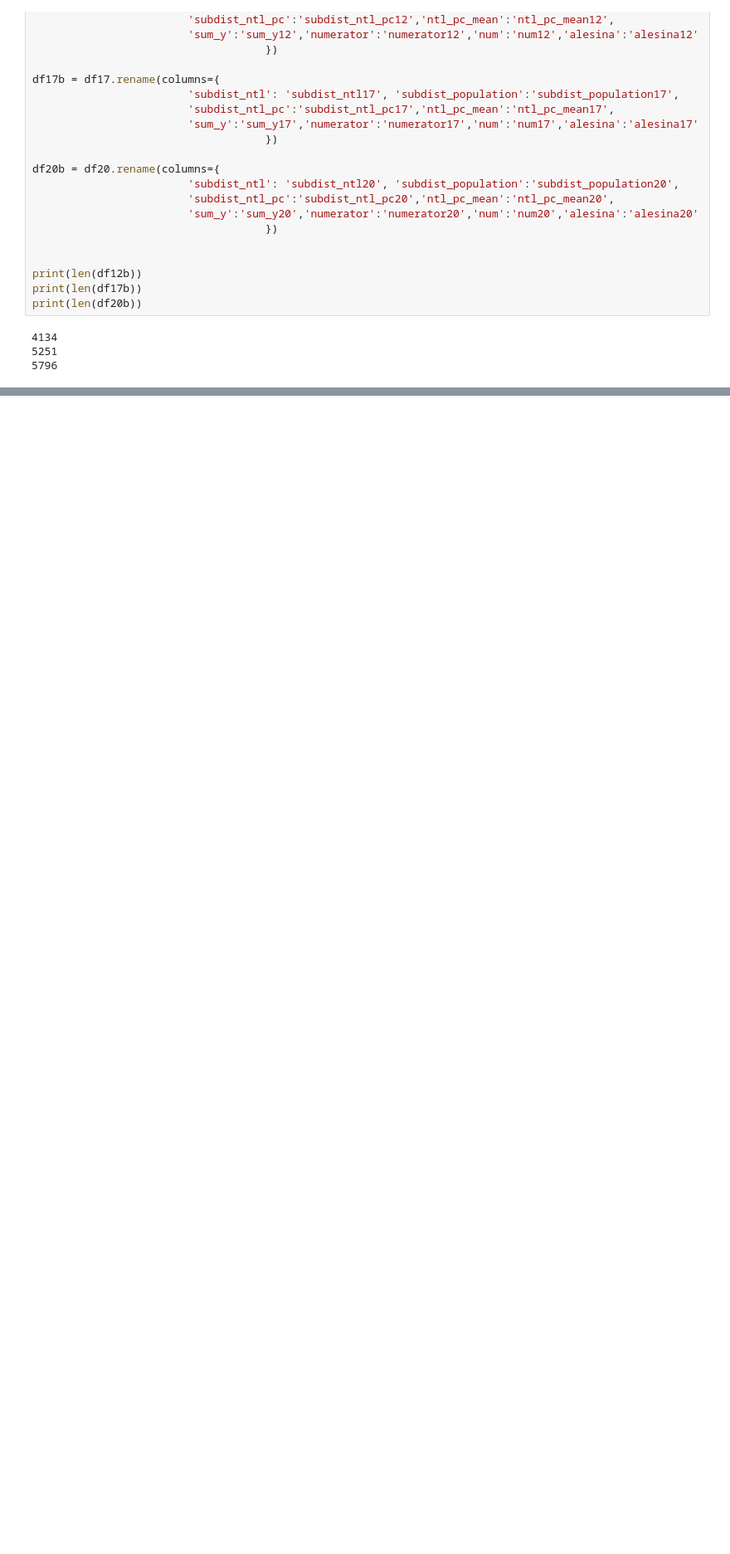
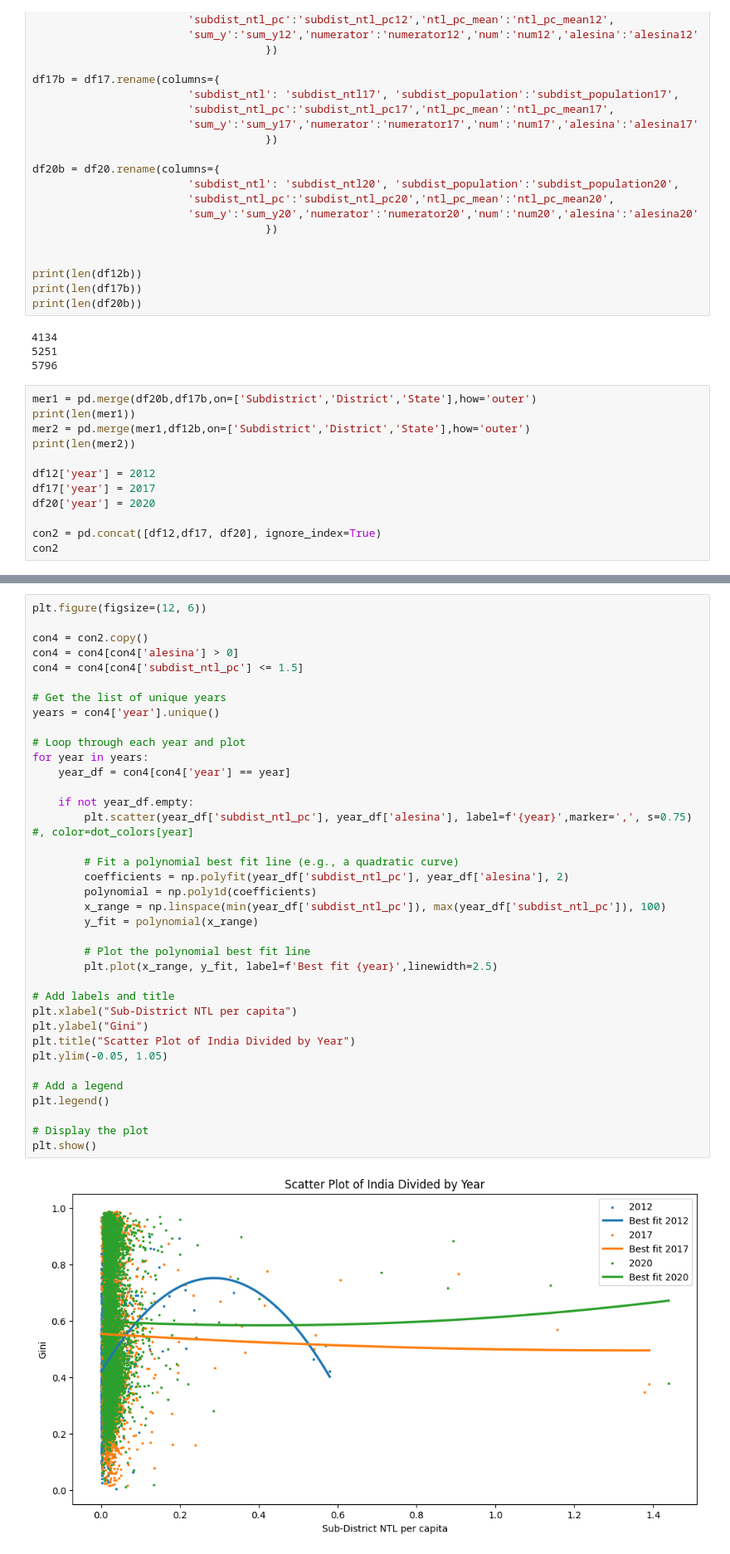
Before and after one commit to SaiSiddhardhaKalla/Master_Thesis, a Jupyter notebook: 13_Gini_State.ipynb, the cells around one changed output, grey strips where cells are left out. Shown at 83% size. Drawn from its saved outputs; the diff is of its cells as text; blank space fills up the shorter version.

Commit message:
concat gini dfs

```diff
--- a/13_Gini_State.ipynb
+++ b/13_Gini_State.ipynb
@@ -48,3 +48,15 @@ print(len(df20b))
 4134
 5251
 5796
+# %%
+mer1 = pd.merge(df20b,df17b,on=['Subdistrict','District','State'],how='outer')
+print(len(mer1))
+mer2 = pd.merge(mer1,df12b,on=['Subdistrict','District','State'],how='outer')
+print(len(mer2))
+
+df12['year'] = 2012
+df17['year'] = 2017
+df20['year'] = 2020
+
+con2 = pd.concat([df12,df17, df20], ignore_index=True)
+con2
@@ -50,0 +79,39 @@ print(len(df20b))
+# %%
+plt.figure(figsize=(12, 6))
+
+con4 = con2.copy()
+con4 = con4[con4['alesina'] > 0]
+con4 = con4[con4['subdist_ntl_pc'] <= 1.5]
+
+# Get the list of unique years
+years = con4['year'].unique()
+
+# Loop through each year and plot
+for year in years:
+    year_df = con4[con4['year'] == year]
+
+    if not year_df.empty:
+        plt.scatter(year_df['subdist_ntl_pc'], year_df['alesina'], label=f'{year}',marker=',', s=0.75) #, color=dot_colors[year]
+
+        # Fit a polynomial best fit line (e.g., a quadratic curve)
+        coefficients = np.polyfit(year_df['subdist_ntl_pc'], year_df['alesina'], 2)
+        polynomial = np.poly1d(coefficients)
+        x_range = np.linspace(min(year_df['subdist_ntl_pc']), max(year_df['subdist_ntl_pc']), 100)
+        y_fit = polynomial(x_range)
+
+        # Plot the polynomial best fit line
+        plt.plot(x_range, y_fit, label=f'Best fit {year}',linewidth=2.5)
+
+# Add labels and title
+plt.xlabel("Sub-District NTL per capita")
+plt.ylabel("Gini")
+plt.title("Scatter Plot of India Divided by Year")
+plt.ylim(-0.05, 1.05)
+
+# Add a legend
+plt.legend()
+
+# Display the plot
+plt.show()
+# %% [output]
+[figure, added]
```
Also changed, not shown: parts of 3 cells of this notebook.
